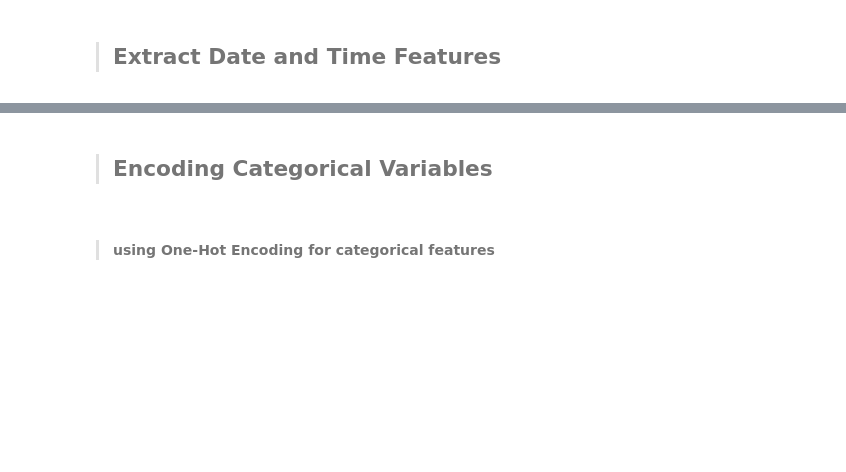
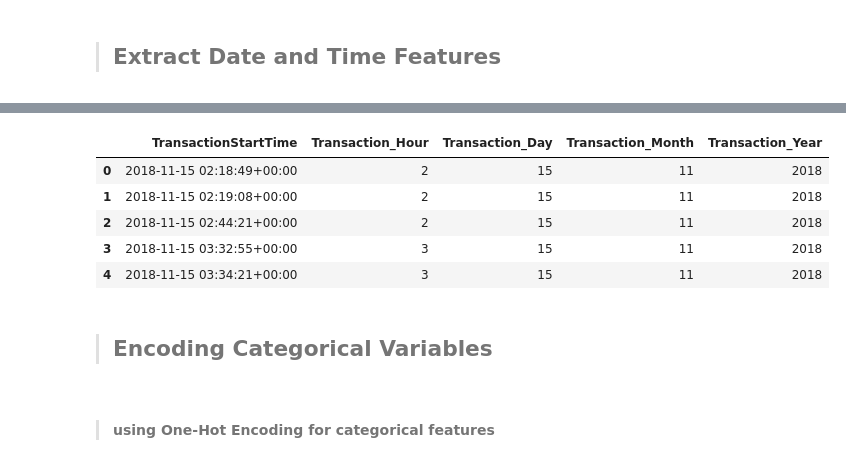
Before and after one commit to hanaDemma/Credit-Scoring_and_Risk-Analysis-week-6, a Jupyter notebook: notebooks/exploratory_analysis.ipynb, the cells around one changed output, grey strips where cells are left out. Saved outputs shown, nothing was run; the diff lists cells and outputs as text; code cells hidden in the pictures; blank space fills up the shorter version.

```diff
--- a/notebooks/exploratory_analysis.ipynb
+++ b/notebooks/exploratory_analysis.ipynb
@@ -350,3 +340,14 @@ new_dataframe[['TransactionStartTime', 'TransactionHour', 'TransactionDay', 'Tra
+# %%
+from scripts.credit_risk_analysis import time_correction
+time_correction(data)
+data[['TransactionStartTime', 'Transaction_Hour', 'Transaction_Day', 'Transaction_Month', 'Transaction_Year']].head()
+# %% [output]
+|  | TransactionStartTime | Transaction_Hour | Transaction_Day | Transaction_Month | Transaction_Year |
+| 0 | 2018-11-15 02:18:49+00:00 | 2 | 15 | 11 | 2018 |
+| 1 | 2018-11-15 02:19:08+00:00 | 2 | 15 | 11 | 2018 |
+| 2 | 2018-11-15 02:44:21+00:00 | 2 | 15 | 11 | 2018 |
+| 3 | 2018-11-15 03:32:55+00:00 | 3 | 15 | 11 | 2018 |
+| 4 | 2018-11-15 03:34:21+00:00 | 3 | 15 | 11 | 2018 |
 # %% [markdown]
 > ## Encoding Categorical Variables
 # %% [markdown]
```
Also changed, not shown: parts of 23 cells of this notebook, 1 other file.
